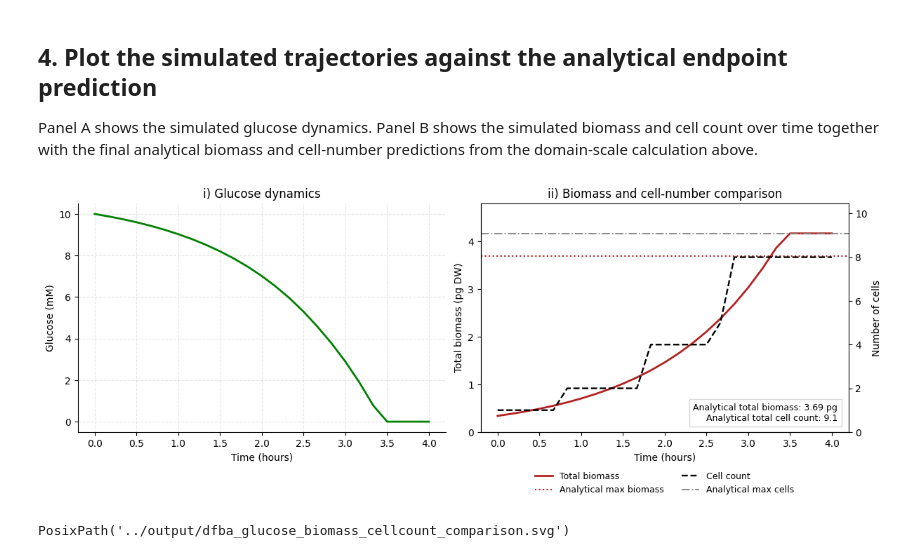
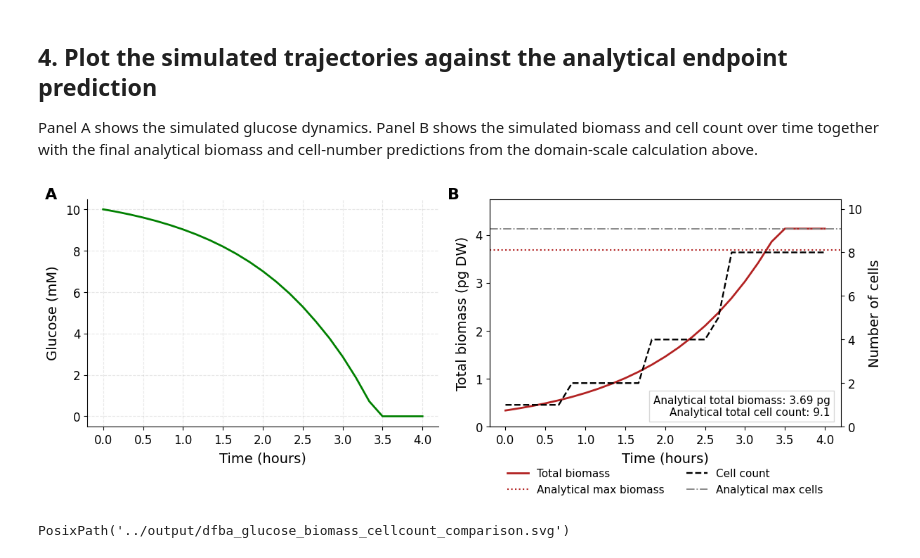
Before and after one commit to PhysiCelldFBA/PhysiCelldFBA, a Jupyter notebook: sample_projects_intracellular/fba/dfba_unit_test/scripts/dfba_analysis.ipynb, the cells around one changed output. Drawn from its saved outputs; the diff is of its cells as text; code cells hidden in the pictures.

Commit message:
Improved final plots for the unit test

```diff
--- a/sample_projects_intracellular/fba/dfba_unit_test/scripts/dfba_analysis.ipynb
+++ b/sample_projects_intracellular/fba/dfba_unit_test/scripts/dfba_analysis.ipynb
@@ -129,6 +129,7 @@ initial_glucose_mM = 10.0
 glucose_molecular_weight_g_per_mol = 180.0
 dry_weight_yield_gdw_per_g_glc = 0.5
 dry_mass_fraction = 0.30
+reference_cell_volume_um3 = 1.3
 
 glucose_concentration_mol_per_L = initial_glucose_mM * 1e-3
 print("Glucose concentration (mol/L)): ", glucose_concentration_mol_per_L)
@@ -166,10 +167,8 @@ analytical_solution = pd.Series(
         "domain_volume_um3": domain_volume_um3,
         "domain_volume_L": domain_volume_L,
         "voxel_resolution_um": voxel_resolution_um,
-        "intracellular_dt_min": intracellular_dt_min,
         "reference_cell_volume_um3": reference_cell_volume_um3,
         "cell_density_g_per_ml": cell_density_g_per_ml,
-        "max_growth_rate_per_min": max_growth_rate_per_min,
         "initial_glucose_mM": initial_glucose_mM,
         "glucose_concentration_mol_per_L": glucose_concentration_mol_per_L,
         "glucose_moles_in_domain": glucose_moles_in_domain,
@@ -226,6 +225,12 @@ comparison_df
 ## 4. Plot the simulated trajectories against the analytical endpoint prediction
 Panel A shows the simulated glucose dynamics. Panel B shows the simulated biomass and cell count over time together with the final analytical biomass and cell-number predictions from the domain-scale calculation above.
 # %%
+LABEL_FONTSIZE = 14
+TICK_FONTSIZE = 12
+LEGEND_FONTSIZE = 11
+ANNOTATION_FONTSIZE = 11
+PANEL_FONTSIZE = 16
+
 fig, axes = plt.subplots(1, 2, figsize=(12, 4.5), constrained_layout=True)
 
 ax = axes[0]
@@ -236,12 +241,24 @@ ax.plot(
     linewidth=2,
     label="Simulated glucose",
 )
-ax.set_xlabel("Time (hours)")
-ax.set_ylabel("Glucose (mM)")
-ax.set_title("i) Glucose dynamics")
+ax.set_xlabel("Time (hours)", fontsize=LABEL_FONTSIZE, labelpad=6)
+ax.set_ylabel("Glucose (mM)", fontsize=LABEL_FONTSIZE, labelpad=6)
+ax.tick_params(axis="both", labelsize=TICK_FONTSIZE)
 ax.grid(alpha=0.3, linestyle="--")
 ax.spines["top"].set_visible(False)
 ax.spines["right"].set_visible(False)
+
+# Panel label A
+ax.text(
+    -0.12,
+    1.05,
+    "A",
+    transform=ax.transAxes,
+    fontsize=PANEL_FONTSIZE,
+    fontweight="bold",
+    va="top",
+    ha="left",
+)
 
 ax = axes[1]
 line_biomass, = ax.plot(
@@ -258,15 +275,27 @@ line_biomass_limit = ax.axhline(
     linewidth=1.5,
     label="Analytical max biomass",
 )
-ax.set_xlabel("Time (hours)")
-ax.set_ylabel("Total biomass (pg DW)")
-ax.set_title("ii) Biomass and cell-number comparison")
+ax.set_xlabel("Time (hours)", fontsize=LABEL_FONTSIZE, labelpad=6)
+ax.set_ylabel("Total biomass (pg DW)", fontsize=LABEL_FONTSIZE, labelpad=6)
+ax.tick_params(axis="both", labelsize=TICK_FONTSIZE)
 ax.set_ylim(
     0,
     1.15 * max(df_analysis["total_biomass_pg"].max(), theoretical_max_biomass_pg),
 )
 ax.spines["top"].set_visible(False)
 ax.spines["right"].set_visible(False)
+
+# Panel label B
+ax.text(
+    -0.12,
+    1.05,
+    "B",
+    transform=ax.transAxes,
+    fontsize=PANEL_FONTSIZE,
+    fontweight="bold",
+    va="top",
+    ha="left",
+)
 
 ax2 = ax.twinx()
 line_cells, = ax2.plot(
@@ -284,44 +313,42 @@ line_cell_limit = ax2.axhline(
     linewidth=1.3,
     label="Analytical max cells",
 )
-ax2.set_ylabel("Number of cells")
+ax2.set_ylabel("Number of cells", fontsize=LABEL_FONTSIZE, labelpad=6)
+ax2.tick_params(axis="y", labelsize=TICK_FONTSIZE)
 ax2.set_ylim(0, 1.15 * max(df_analysis["n_cells"].max(), theoretical_max_cells))
 
 summary_text = "\n".join(
     [
         f"Analytical total biomass: {theoretical_max_biomass_pg:.2f} pg",
         f"Analytical total cell count: {theoretical_max_cells:.1f}",
     ]
 )
 ax.text(
     0.97,
     0.04,
     summary_text,
     transform=ax.transAxes,
     va="bottom",
     ha="right",
-    fontsize=9,
+    fontsize=ANNOTATION_FONTSIZE,
     bbox={"facecolor": "white", "alpha": 0.9, "edgecolor": "lightgray"},
 )
 
 lines = [line_biomass, line_biomass_limit, line_cells, line_cell_limit]
 labels = [line.get_label() for line in lines]
 ax.legend(
     lines,
     labels,
     loc="upper center",
     bbox_to_anchor=(0.5, -0.14),
     ncol=2,
     frameon=False,
-    fontsize=9,
+    fontsize=LEGEND_FONTSIZE,
 )
 
-for axis in axes:
-    axis.labelpad = 6
-
 plt.show()
 # %% [output]
-[figure, old version]
+[figure, new version]
 # %%
 figure_path = output_folder / "dfba_glucose_biomass_cellcount_comparison.svg"
 fig.savefig(figure_path, dpi=300, bbox_inches="tight", format="svg")
```
Also changed, not shown: parts of 2 cells of this notebook.
